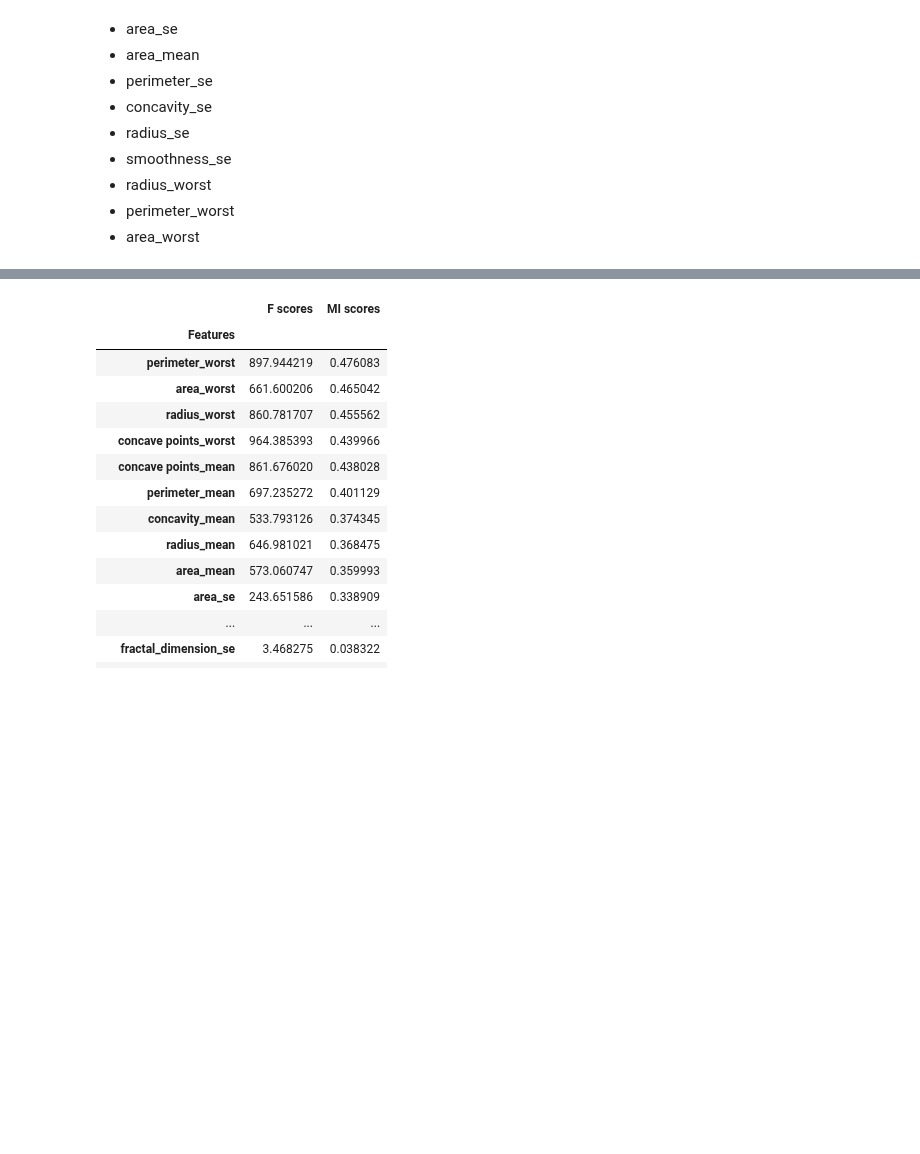
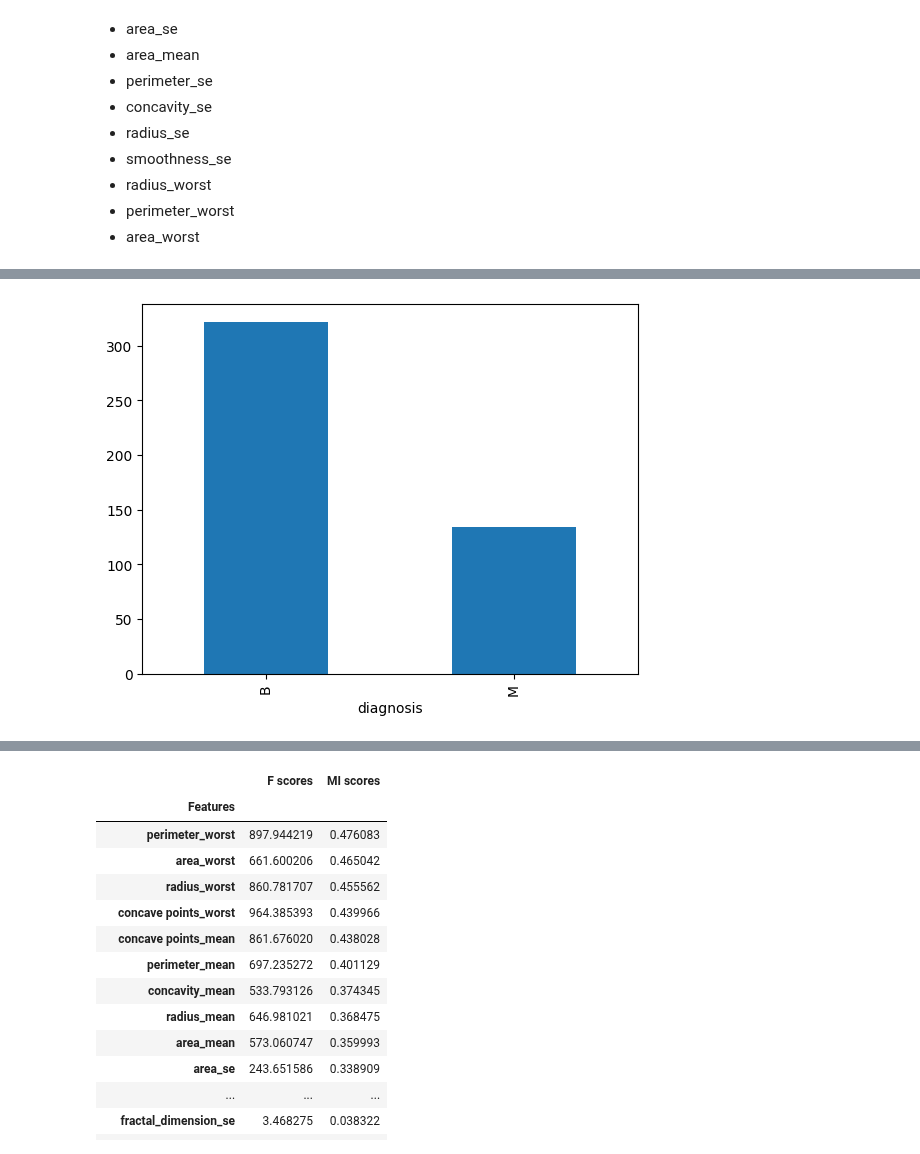
Before and after one commit to AnggaDS01/Python, a Jupyter notebook: Machine-learning/breast_cance_wisconsin_classification/breast_cancer.ipynb, the cells around one changed output, grey strips where cells are left out. Drawn from its saved outputs; the diff is of its cells as text; code cells hidden in the pictures; blank space fills up the shorter version.

```diff
--- a/Machine-learning/breast_cance_wisconsin_classification/breast_cancer.ipynb
+++ b/Machine-learning/breast_cance_wisconsin_classification/breast_cancer.ipynb
@@ -379 +444,7 @@ plt.show()
+# %%
+by_diagnosis = bc_df_fixed.groupby(by='diagnosis')
+by_diagnosis.size().plot(kind='bar')
+plt.show()
+# %% [output]
+[figure, added]
 # %%
```
Also changed, not shown: parts of 11 cells of this notebook.
